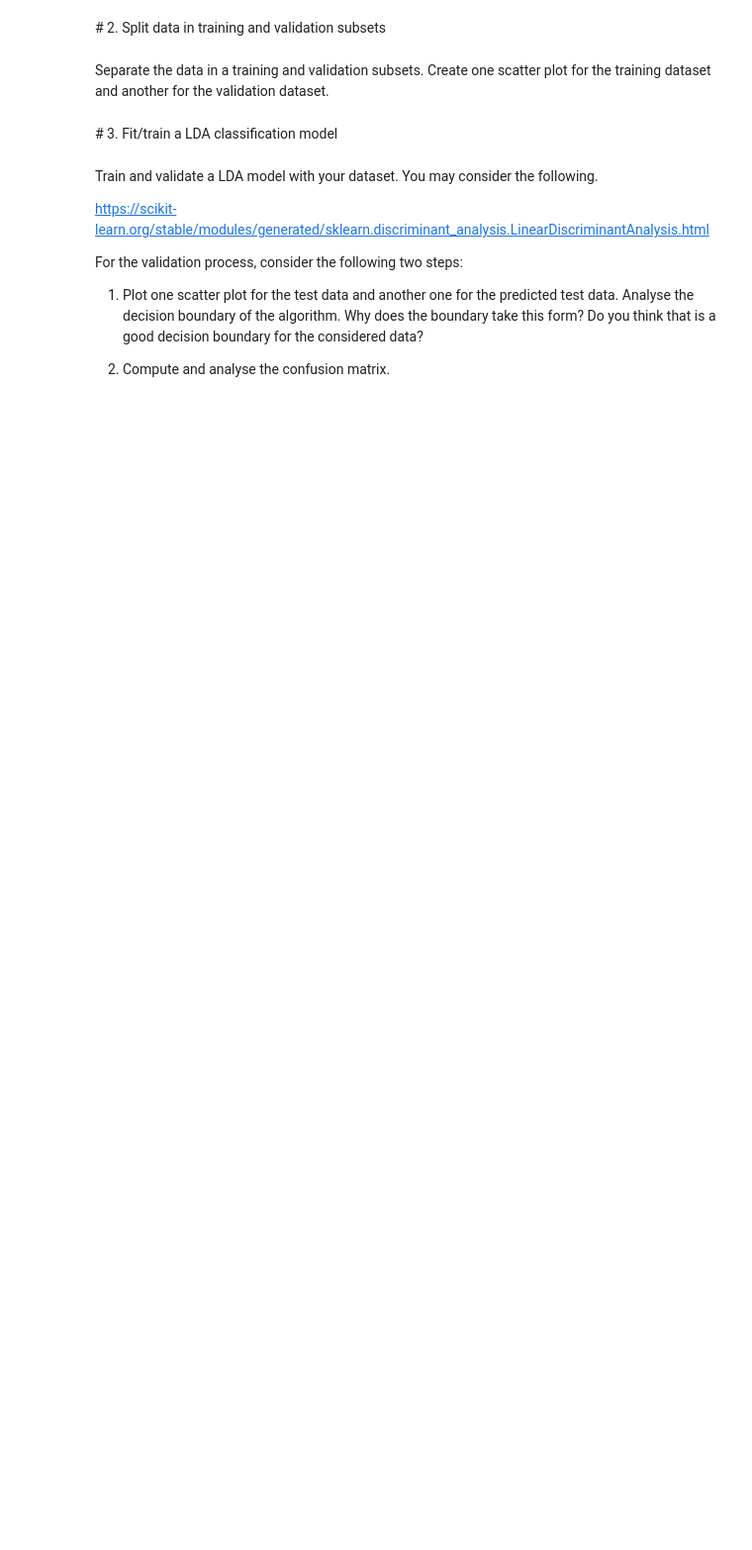
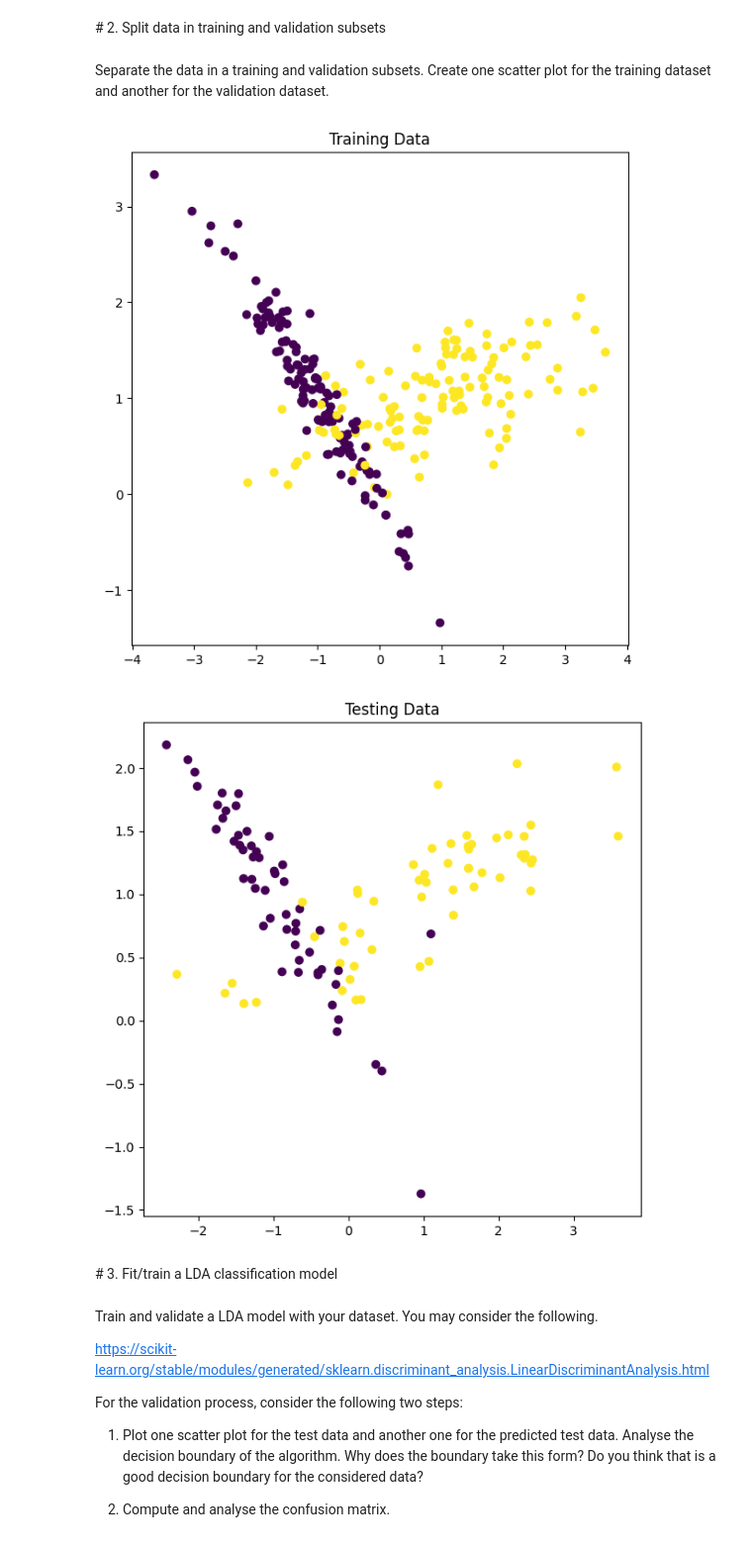
Before and after one commit to fetty31/machine_learning_tools, a Jupyter notebook: p2/p2_2_discriminant_analysis.ipynb, the cells around one changed output. Shown at 99% size. Saved outputs shown, nothing was run; the diff lists cells and outputs as text; code cells hidden in the pictures; blank space fills up the shorter version.

```diff
--- a/p2/p2_2_discriminant_analysis.ipynb
+++ b/p2/p2_2_discriminant_analysis.ipynb
@@ -21,6 +24,23 @@ plt.show()
 # 2. Split data in training and validation subsets
 # %% [markdown]
 Separate the data in a training and validation subsets. Create one scatter plot for the training dataset and another for the validation dataset.
+# %%
+from sklearn.model_selection import train_test_split
+
+x_train, x_test, y_train, y_test = train_test_split(X, y, train_size=0.7, random_state=46)
+
+plt.figure(figsize=(7,7))
+plt.scatter(x_train[:, 0], x_train[:, 1], c=y_train)
+plt.title("Training Data")
+plt.show()
+
+plt.figure(figsize=(7,7))
+plt.scatter(x_test[:, 0], x_test[:, 1], c=y_test)
+plt.title("Testing Data")
+plt.show()
+# %% [output]
+[figure, added]
+[figure, added]
 # %% [markdown]
 # 3. Fit/train a LDA classification model
 # %% [markdown]
```
Also changed, not shown: parts of 8 cells of this notebook.
